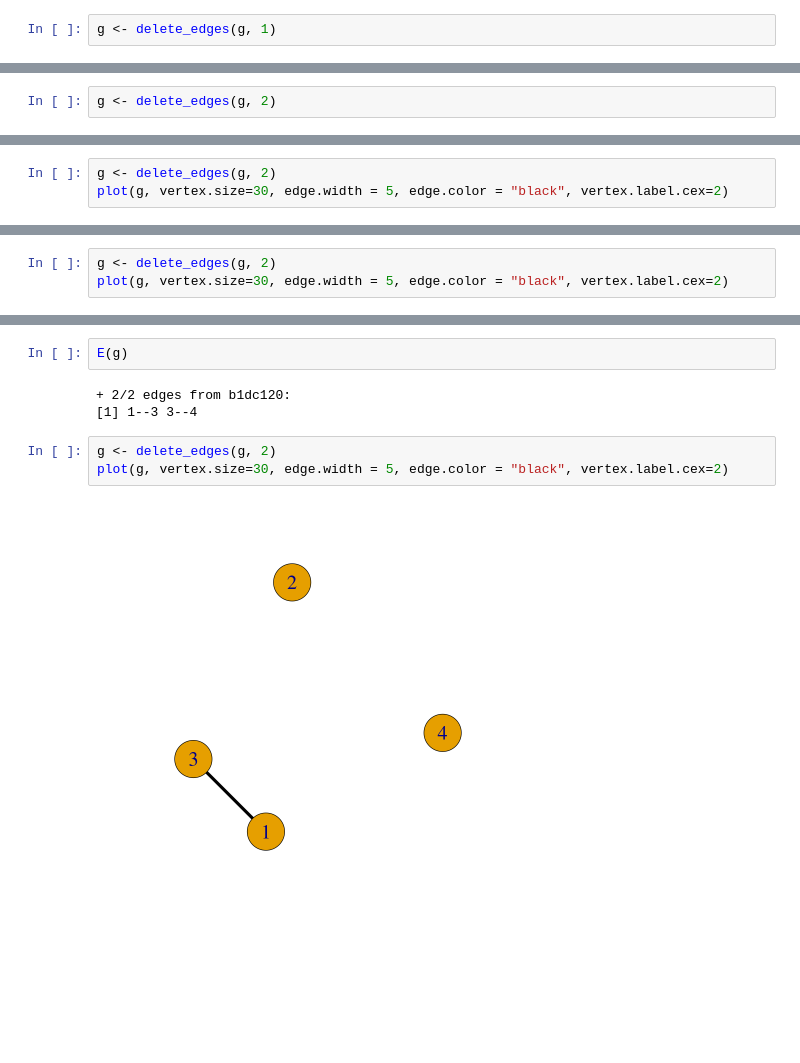
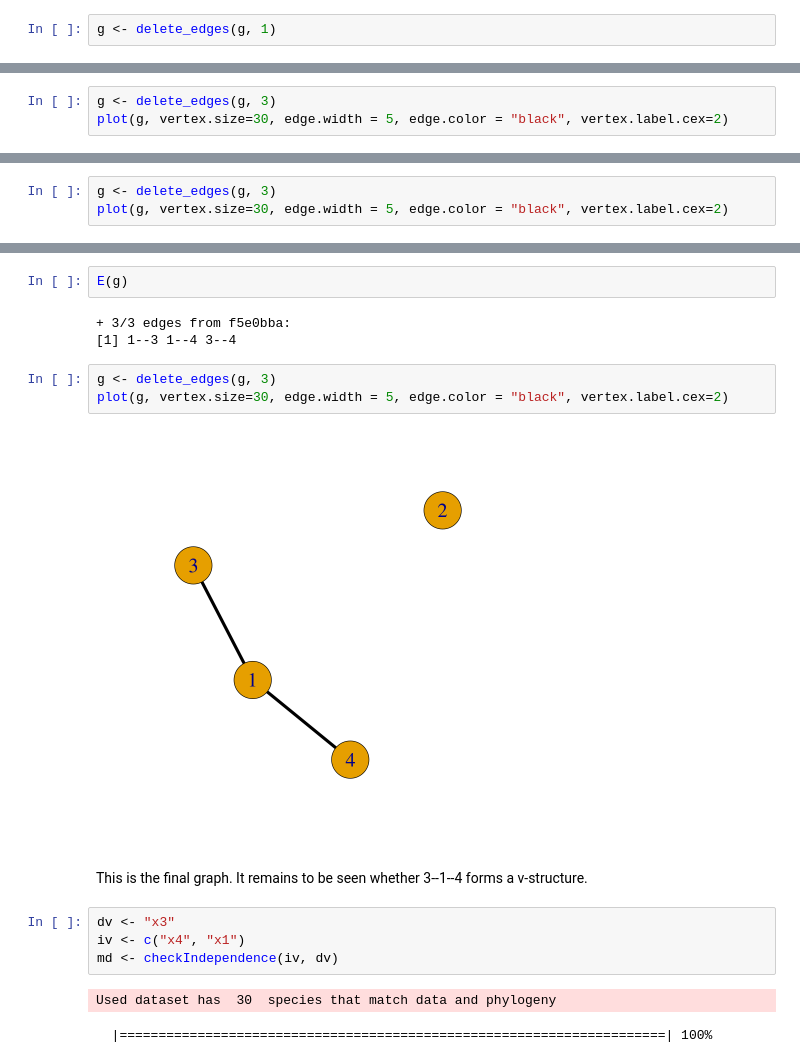
Before and after one commit to gerhardJaeger/phylogeneticCausalAnalysis, a Jupyter notebook: code/mlAnalysis.ipynb, the cells around one changed output, grey strips where cells are left out. Cells and saved outputs as stored; diff of their text form; blank space fills up the shorter version.

```diff
--- a/code/mlAnalysis.ipynb
+++ b/code/mlAnalysis.ipynb
@@ -165,2 +205,0 @@ E(g)
-# %%
-g <- delete_edges(g, 2)
@@ -192,4 +260,4 @@ E(g)
 # %%
-g <- delete_edges(g, 2)
+g <- delete_edges(g, 3)
 plot(g, vertex.size=30, edge.width = 5, edge.color = "black", vertex.label.cex=2)
 # %% [output]
@@ -218,4 +293,4 @@ E(g)
 # %%
-g <- delete_edges(g, 2)
+g <- delete_edges(g, 3)
 plot(g, vertex.size=30, edge.width = 5, edge.color = "black", vertex.label.cex=2)
 # %% [output]
@@ -239,10 +321,19 @@ A data.frame: 6 × 3
 # %%
 E(g)
 # %% [output]
-+ 2/2 edges from b1dc120:
-[1] 1--3 3--4
++ 3/3 edges from f5e0bba:
+[1] 1--3 1--4 3--4
 # %%
-g <- delete_edges(g, 2)
+g <- delete_edges(g, 3)
 plot(g, vertex.size=30, edge.width = 5, edge.color = "black", vertex.label.cex=2)
 # %% [output]
-[figure, old version]
+[figure, new version]
+# %% [markdown]
+This is the final graph. It remains to be seen whether 3--1--4 forms a v-structure.
+# %%
+dv <- "x3"
+iv <- c("x4", "x1")
+md <- checkIndependence(iv, dv)
+# %% [output]
+Used dataset has  30  species that match data and phylogeny
+  |======================================================================| 100%
```
Also changed, not shown: parts of 45 cells of this notebook.
